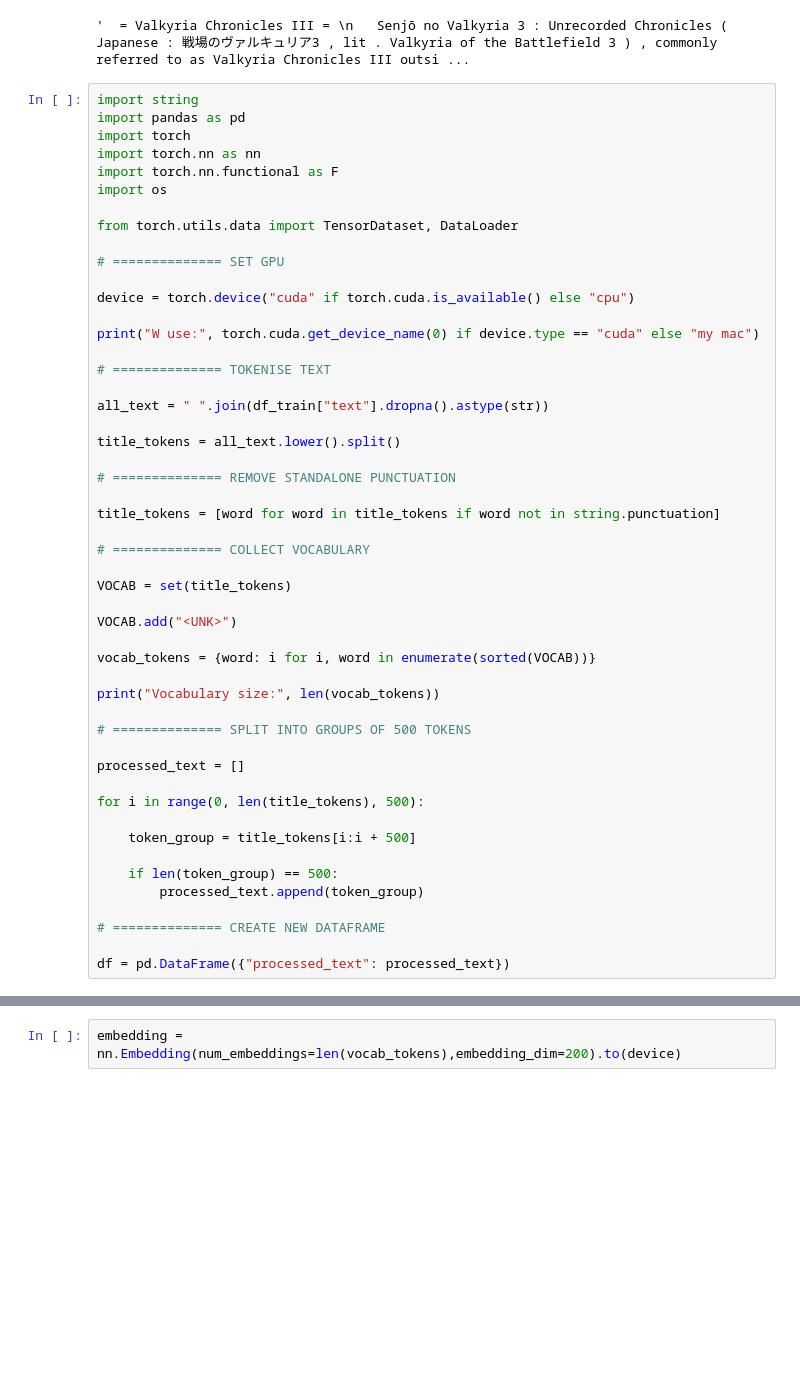
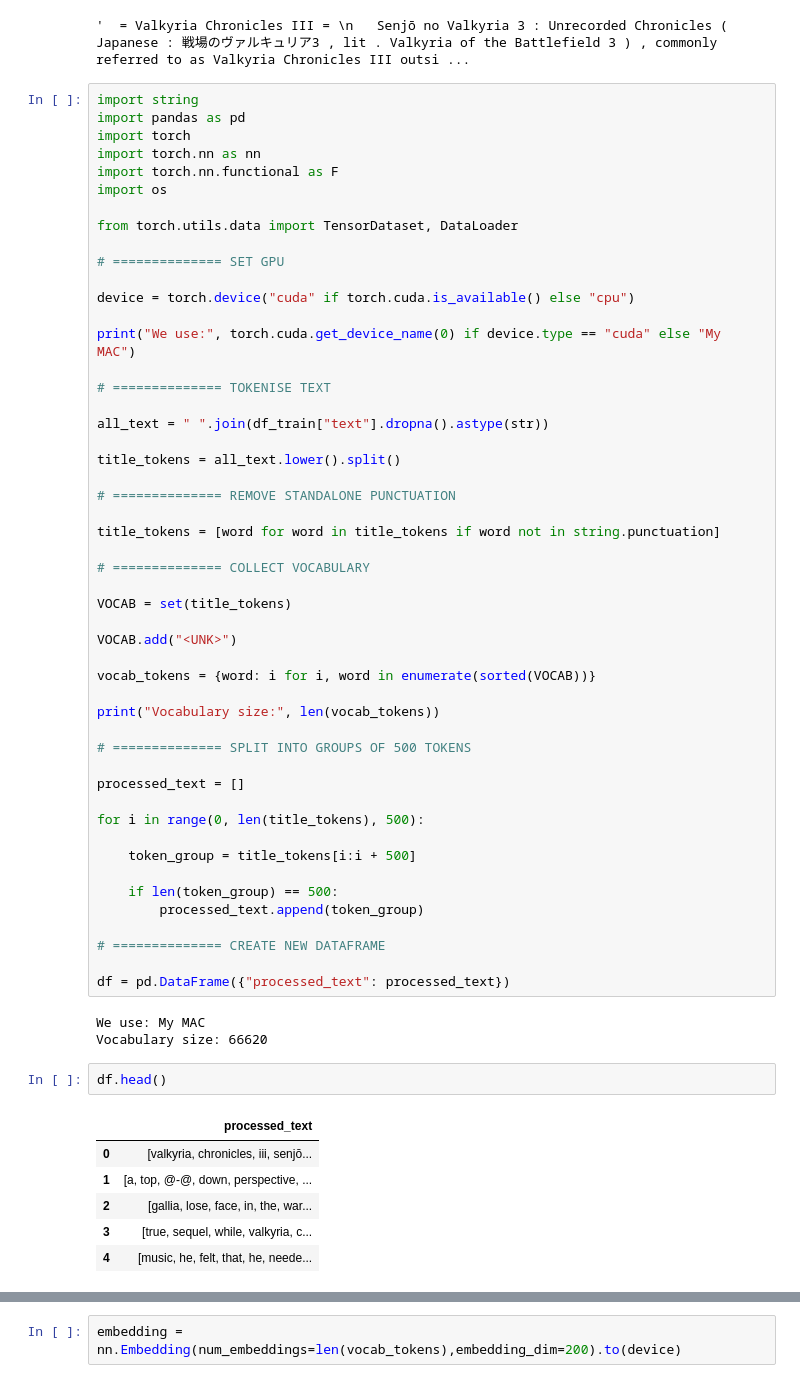
Before and after one commit to BenBrooke450/Agentic, a Jupyter notebook: CNN_Gen/final_project_deliverable_2_bbrooke.ipynb, the cells around one changed output, grey strips where cells are left out. Cells and saved outputs as stored; diff of their text form; blank space fills up the shorter version.

```diff
--- a/CNN_Gen/final_project_deliverable_2_bbrooke.ipynb
+++ b/CNN_Gen/final_project_deliverable_2_bbrooke.ipynb
@@ -76,7 +78,7 @@ from torch.utils.data import TensorDataset, DataLoader
 
 device = torch.device("cuda" if torch.cuda.is_available() else "cpu")
 
-print("W use:", torch.cuda.get_device_name(0) if device.type == "cuda" else "my mac")
+print("We use:", torch.cuda.get_device_name(0) if device.type == "cuda" else "My MAC")
 
 # ============== TOKENISE TEXT
 
@@ -112,3 +114,15 @@ for i in range(0, len(title_tokens), 500):
 # ============== CREATE NEW DATAFRAME
 
 df = pd.DataFrame({"processed_text": processed_text})
+# %% [output]
+We use: My MAC
+Vocabulary size: 66620
+# %%
+df.head()
+# %% [output]
+|  | processed_text |
+| 0 | [valkyria, chronicles, iii, senjō... |
+| 1 | [a, top, @-@, down, perspective, ... |
+| 2 | [gallia, lose, face, in, the, war... |
+| 3 | [true, sequel, while, valkyria, c... |
+| 4 | [music, he, felt, that, he, neede... |
```
Also changed, not shown: parts of 12 cells of this notebook.
